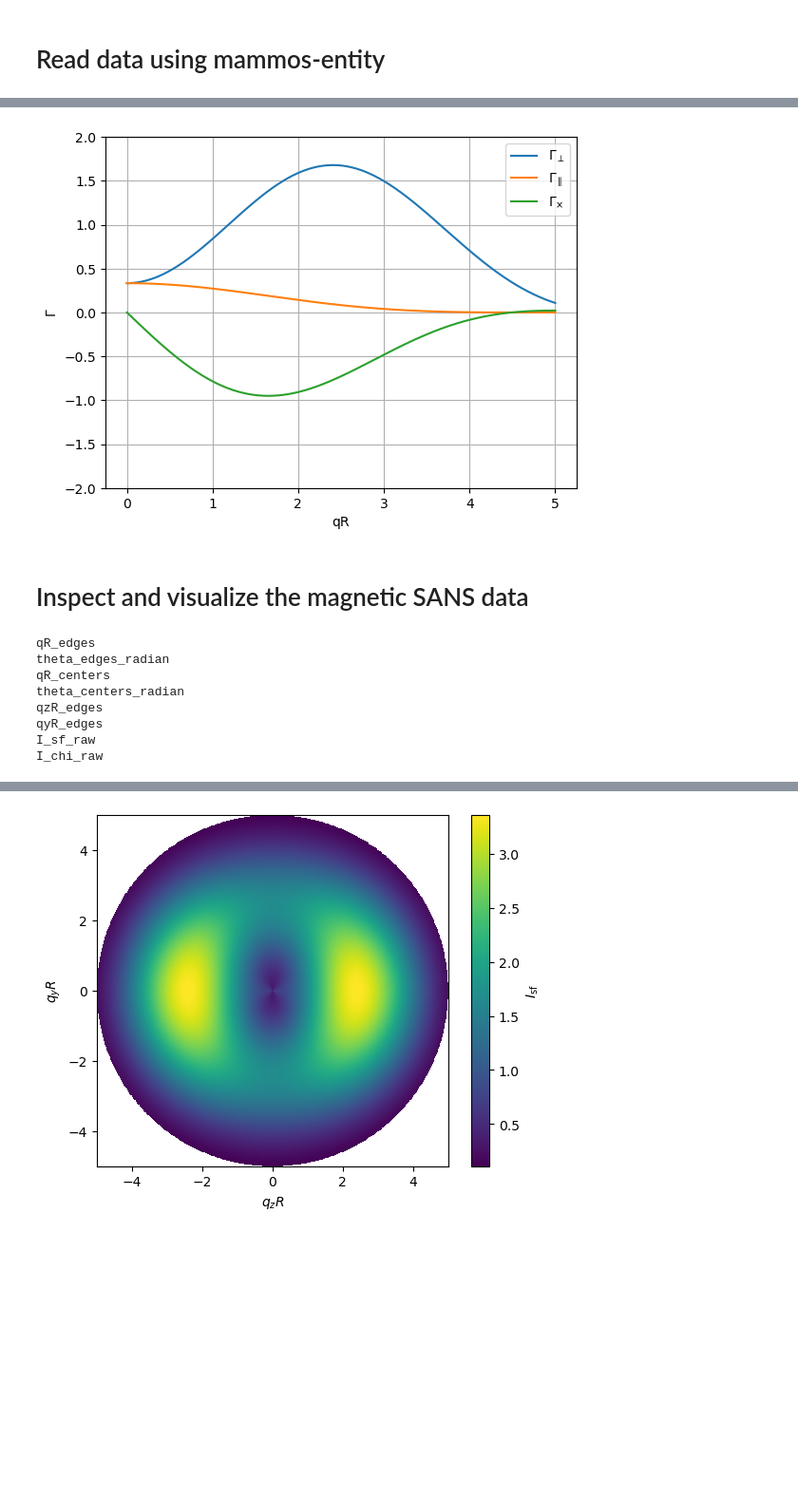
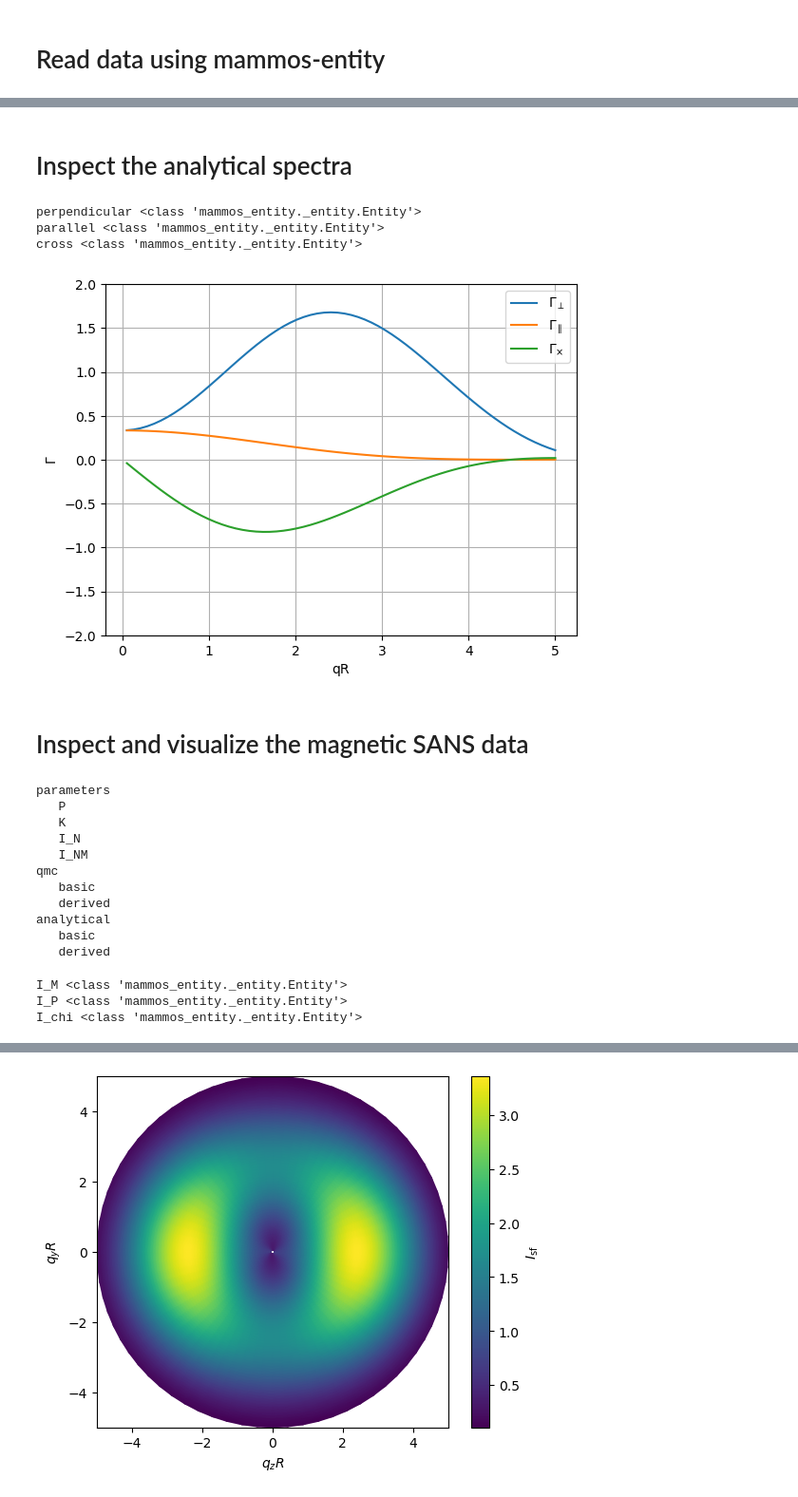
Before and after one commit to AdamsMP92/SO3_covariant_magnetic_SANS, a Jupyter notebook: notebooks/inspect_data.ipynb, the cells around one changed output, grey strips where cells are left out. Shown at 95% size. Saved outputs shown, nothing was run; the diff lists cells and outputs as text; code cells hidden in the pictures; blank space fills up the shorter version.

```diff
--- a/notebooks/inspect_data.ipynb
+++ b/notebooks/inspect_data.ipynb
@@ -13,7 +35,7 @@ import mammos_entity as me
 import matplotlib.pyplot as plt
 import numpy as np
 
-path = Path.cwd() / "output/data/data1.h5"
+path = Path.cwd() / "output/data/case_study2_1.h5"
 # %% [markdown]
 # Read data using mammos-entity
 # %%
@@ -58,0 +135,3 @@ omega
+# %%
+q = data["detector"]["q_axis"]
+print(q)
@@ -61,5 +157,7 @@ omega
 # %%
-gamma_spec = data["correlation_spectra"]
-for name, item in gamma_spec:
+gamma = data["average_gamma_tensor"]
+for name, item in gamma:
     print(name)
+    for name1, item1 in gamma[name]:
+        print("  ", name1)
 # %% [output]
@@ -70,27 +181,53 @@ Gamma_cross
+# %% [markdown]
+# Inspect the analytical spectra
+# %%
+gamma_spec = gamma["analytical"]["spectra"]
+for name, item in gamma_spec:
+    print(name, type(item))
+# %% [output]
+perpendicular <class 'mammos_entity._entity.Entity'>
+parallel <class 'mammos_entity._entity.Entity'>
+cross <class 'mammos_entity._entity.Entity'>
 # %%
-plt.plot(gamma_spec["qR"].value, gamma_spec["Gamma_perp"].value, label=r"$\Gamma_{\perp}$")
-plt.plot(gamma_spec["qR"].value, gamma_spec["Gamma_parallel"].value, label=r"$\Gamma_{\parallel}$")
-plt.plot(gamma_spec["qR"].value, gamma_spec["Gamma_cross"].value, label=r"$\Gamma_{\times}$")
+gamma_par = gamma_spec["parallel"]
+gamma_perp = gamma_spec["perpendicular"]
+gamma_cross = gamma_spec["cross"]
+plt.plot(q.value, gamma_perp.value, label=r"$\Gamma_{\perp}$")
+plt.plot(q.value, gamma_par.value, label=r"$\Gamma_{\parallel}$")
+plt.plot(q.value, gamma_cross.value, label=r"$\Gamma_{\times}$")
 plt.grid()
 plt.legend()
 plt.ylim(-2, 2)
 plt.xlabel(r"qR")
 plt.ylabel(r"$\Gamma$")
 plt.show()
 # %% [output]
-[figure, old version]
+[figure, new version]
 # %% [markdown]
 # Inspect and visualize the magnetic SANS data
 # %%
-magSANS_cs = data["magnetic_SANS_cross_sections"]
+magSANS_cs = data["SANS_cross_sections"]
 for name, item in magSANS_cs:
     print(name)
+    for name1, item1 in magSANS_cs[name]:
+        print("  ", name1)
 # %% [output]
-qR_edges
-theta_edges_radian
-qR_centers
-theta_centers_radian
-qzR_edges
-qyR_edges
-I_sf_raw
-I_chi_raw
+parameters
+   P
+   K
+   I_N
+   I_NM
+qmc
+   basic
+   derived
+analytical
+   basic
+   derived
+# %%
+magSANS_cs_basic_analytical = magSANS_cs["analytical"]["basic"]
+for name, item in magSANS_cs_basic_analytical:
+    print(name, type(item))
+# %% [output]
+I_M <class 'mammos_entity._entity.Entity'>
+I_P <class 'mammos_entity._entity.Entity'>
+I_chi <class 'mammos_entity._entity.Entity'>
```
Also changed, not shown: parts of 18 cells of this notebook, 2 other files.
